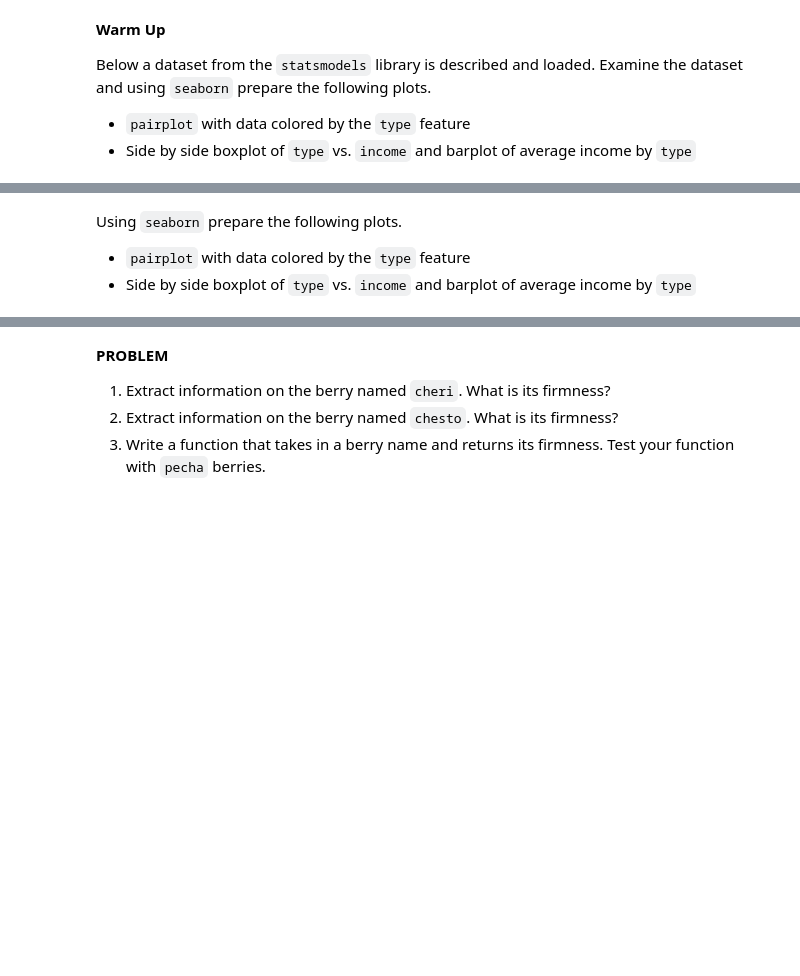
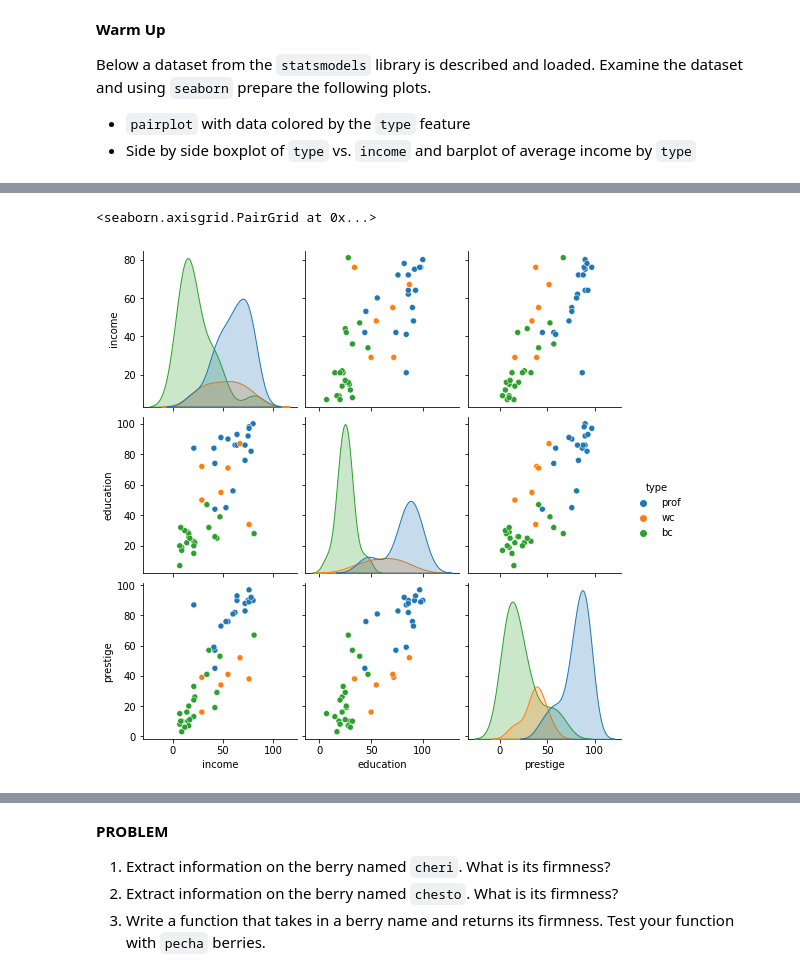
Before and after one commit to gilad247/NYU-Bootcamp, a Jupyter notebook: notebooks/module_1/class_10/plotting_apis.ipynb, the cells around one changed output, grey strips where cells are left out. Saved outputs shown, nothing was run; the diff lists cells and outputs as text; code cells hidden in the pictures; blank space fills up the shorter version.

```diff
--- a/notebooks/module_1/class_10/plotting_apis.ipynb
+++ b/notebooks/module_1/class_10/plotting_apis.ipynb
@@ -30,7 +55,6 @@ duncan_df.head()
-# %% [markdown]
-Using `seaborn` prepare the following plots.
-
-- `pairplot` with data colored by the `type` feature
-- Side by side boxplot of `type` vs. `income` and barplot of average income by `type`
 # %%
 # pairplot by type
+sns.pairplot(duncan_df, hue = 'type')
+# %% [output]
+<seaborn.axisgrid.PairGrid at 0x...>
+[figure, added]
```
Also changed, not shown: parts of 31 cells of this notebook, 7 other files.
